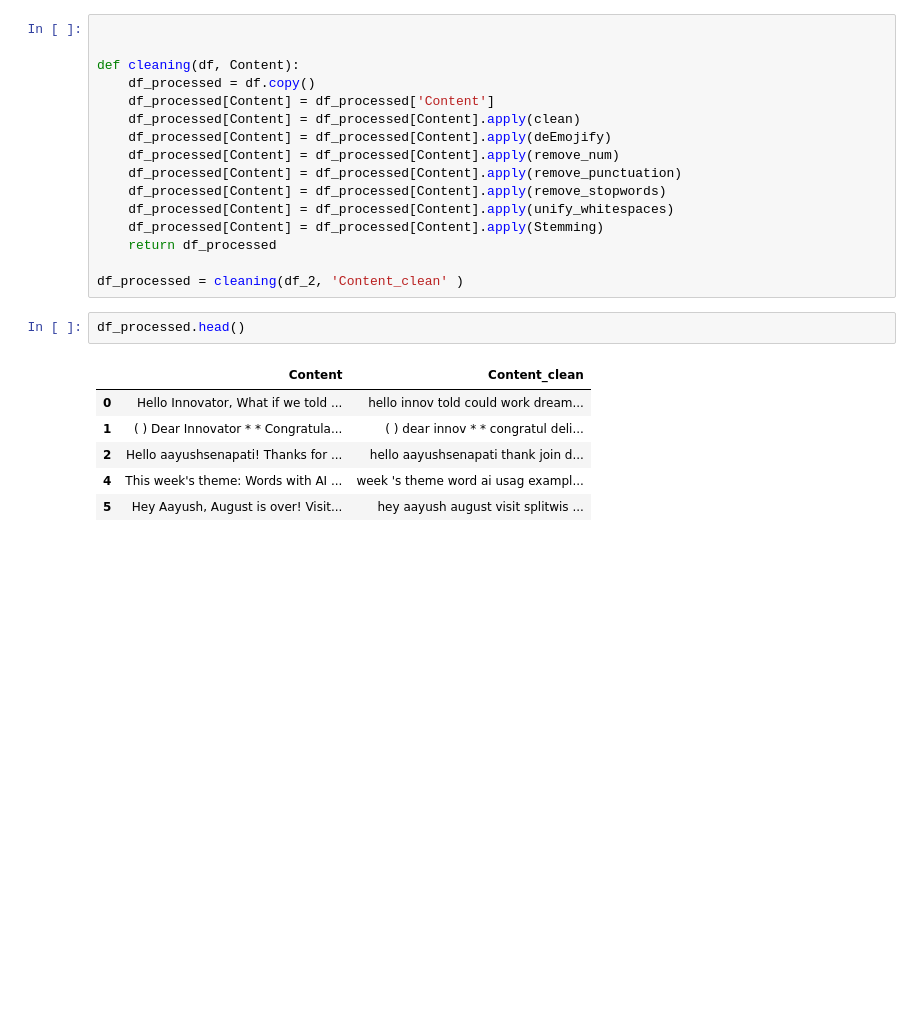
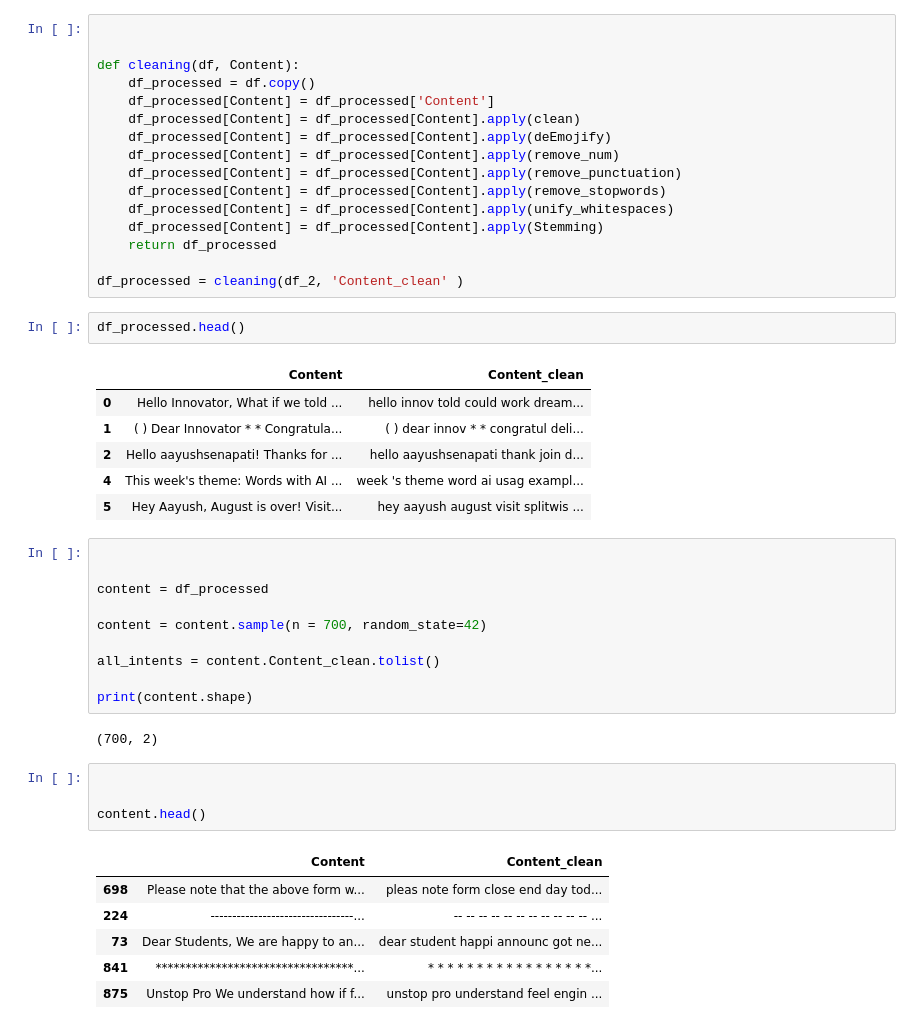
Before and after one commit to AayushNagarr/MailMagnet, a Jupyter notebook: kmeans.ipynb, the cells around one changed output. Drawn from its saved outputs; the diff is of its cells as text; blank space fills up the shorter version.

```diff
--- a/kmeans.ipynb
+++ b/kmeans.ipynb
@@ -222,3 +222,26 @@ df_processed.head()
 | 2 | Hello aayushsenapati! Thanks for ... | hello aayushsenapati thank join d... |
 | 4 | This week's theme: Words with AI ... | week 's theme word ai usag exampl... |
 | 5 | Hey Aayush, August is over! Visit... | hey aayush august visit splitwis ... |
+# %%
+
+
+content = df_processed
+
+content = content.sample(n = 700, random_state=42)
+
+all_intents = content.Content_clean.tolist()
+
+print(content.shape)
+# %% [output]
+(700, 2)
+# %%
+
+
+content.head()
+# %% [output]
+|  | Content | Content_clean |
+| 698 | Please note that the above form w... | pleas note form close end day tod... |
+| 224 | ---------------------------------... | -- -- -- -- -- -- -- -- -- -- -- ... |
+| 73 | Dear Students, We are happy to an... | dear student happi announc got ne... |
+| 841 | *********************************... | * * * * * * * * * * * * * * * * *... |
+| 875 | Unstop Pro We understand how if f... | unstop pro understand feel engin ... |
```
Also changed, not shown: parts of 4 cells of this notebook.
